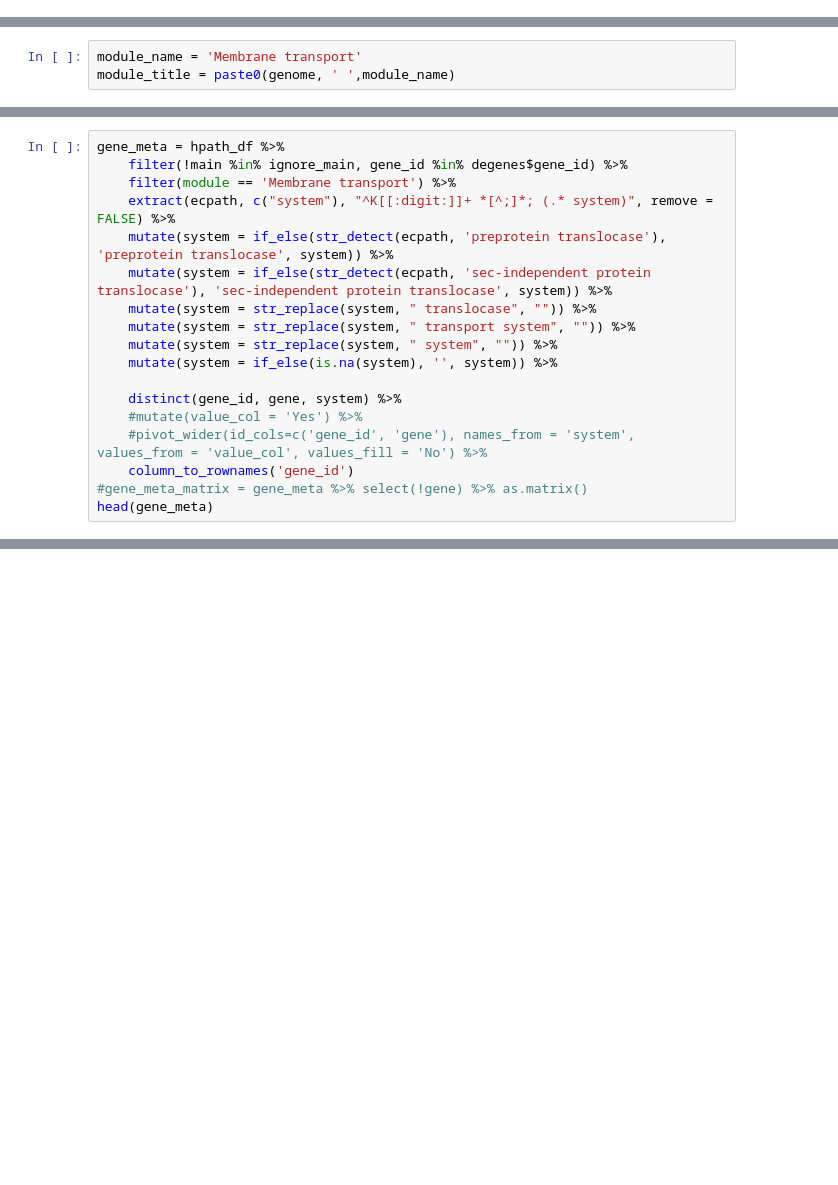
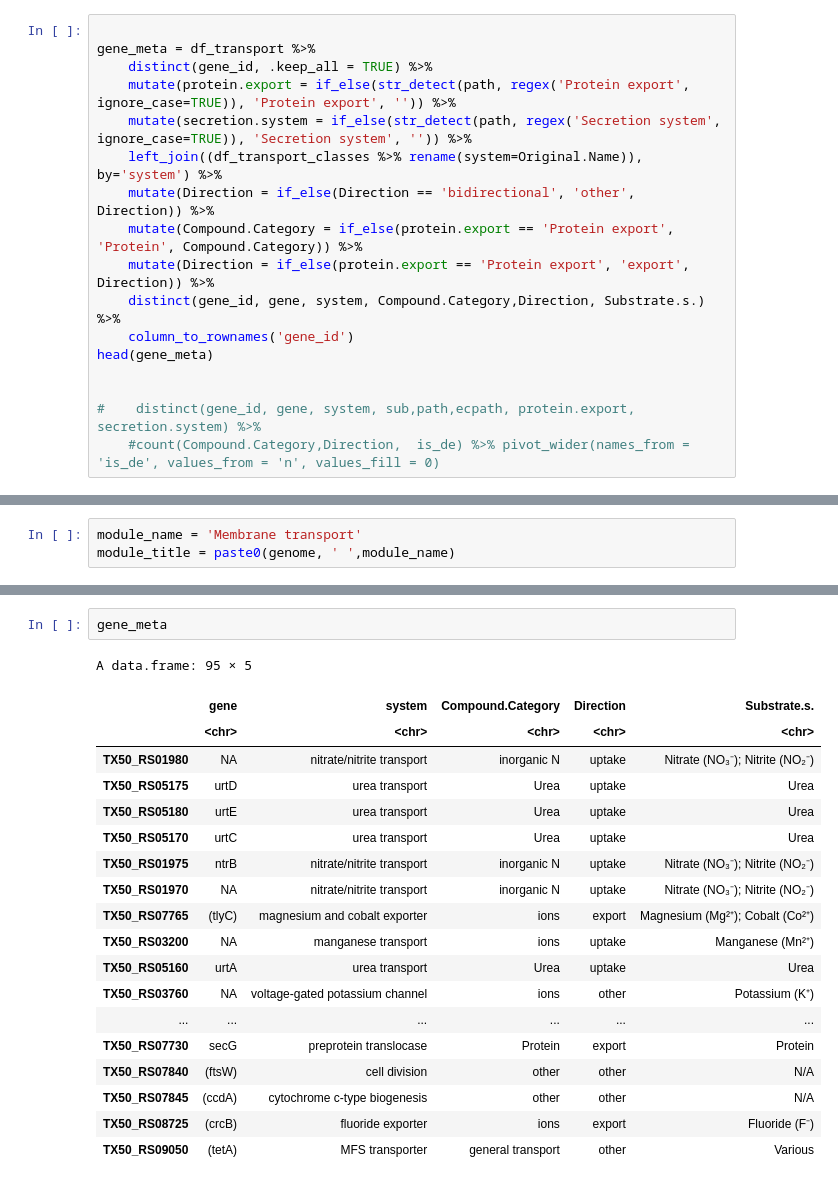
Before and after one commit to wosnat/CC1A3, a Jupyter notebook: Enrichment/CC1A3 MED4 heatmaps Enrichment transport.ipynb, the cells around one changed output, grey strips where cells are left out. Saved outputs shown, nothing was run; the diff lists cells and outputs as text; blank space fills up the shorter version.

```diff
--- a/Enrichment/CC1A3 MED4 heatmaps Enrichment transport.ipynb
+++ b/Enrichment/CC1A3 MED4 heatmaps Enrichment transport.ipynb
@@ -424,0 +306,17 @@ ERROR: Error in filter(., gene_id %in% deg$gene_id, module %in% modules_de$modul
+# %%
+
+gene_meta = df_transport %>%
+    distinct(gene_id, .keep_all = TRUE) %>%
+    mutate(protein.export = if_else(str_detect(path, regex('Protein export', ignore_case=TRUE)), 'Protein export', '')) %>%
+    mutate(secretion.system = if_else(str_detect(path, regex('Secretion system', ignore_case=TRUE)), 'Secretion system', '')) %>%
+    left_join((df_transport_classes %>% rename(system=Original.Name)), by='system') %>%
+    mutate(Direction = if_else(Direction == 'bidirectional', 'other', Direction)) %>%
+    mutate(Compound.Category = if_else(protein.export == 'Protein export', 'Protein', Compound.Category)) %>%
+    mutate(Direction = if_else(protein.export == 'Protein export', 'export', Direction)) %>%
+    distinct(gene_id, gene, system, Compound.Category,Direction, Substrate.s.) %>%
+    column_to_rownames('gene_id')
+head(gene_meta)
+
+
+#    distinct(gene_id, gene, system, sub,path,ecpath, protein.export, secretion.system) %>%
+    #count(Compound.Category,Direction,  is_de) %>% pivot_wider(names_from = 'is_de', values_from = 'n', values_fill = 0)
@@ -449,18 +366,0 @@ hpath_df %>% filter(module == 'Membrane transport') %>%
-# %%
-gene_meta = hpath_df %>%
-    filter(!main %in% ignore_main, gene_id %in% degenes$gene_id) %>%
-    filter(module == 'Membrane transport') %>%
-    extract(ecpath, c("system"), "^K[[:digit:]]+ *[^;]*; (.* system)", remove = FALSE) %>%
-    mutate(system = if_else(str_detect(ecpath, 'preprotein translocase'), 'preprotein translocase', system)) %>%
-    mutate(system = if_else(str_detect(ecpath, 'sec-independent protein translocase'), 'sec-independent protein translocase', system)) %>%
-    mutate(system = str_replace(system, " translocase", "")) %>%
-    mutate(system = str_replace(system, " transport system", "")) %>%
-    mutate(system = str_replace(system, " system", "")) %>%
-    mutate(system = if_else(is.na(system), '', system)) %>%
-
-    distinct(gene_id, gene, system) %>%
-    #mutate(value_col = 'Yes') %>%
-    #pivot_wider(id_cols=c('gene_id', 'gene'), names_from = 'system', values_from = 'value_col', values_fill = 'No') %>%
-    column_to_rownames('gene_id')
-#gene_meta_matrix = gene_meta %>% select(!gene) %>% as.matrix()
-head(gene_meta)
@@ -603,2 +530,24 @@ sessionInfo()
+# %%
+gene_meta
+# %% [output]
+A data.frame: 95 × 5
+|  | gene | system | Compound.Category | Direction | Substrate.s. |
+|  | <chr> | <chr> | <chr> | <chr> | <chr> |
+| TX50_RS01980 | NA | nitrate/nitrite transport | inorganic N | uptake | Nitrate (NO₃⁻); Nitrite (NO₂⁻) |
+| TX50_RS05175 | urtD | urea transport | Urea | uptake | Urea |
+| TX50_RS05180 | urtE | urea transport | Urea | uptake | Urea |
+| TX50_RS05170 | urtC | urea transport | Urea | uptake | Urea |
+| TX50_RS01975 | ntrB | nitrate/nitrite transport | inorganic N | uptake | Nitrate (NO₃⁻); Nitrite (NO₂⁻) |
+| TX50_RS01970 | NA | nitrate/nitrite transport | inorganic N | uptake | Nitrate (NO₃⁻); Nitrite (NO₂⁻) |
+| TX50_RS07765 | (tlyC) | magnesium and cobalt exporter | ions | export | Magnesium (Mg²⁺); Cobalt (Co²⁺) |
+| TX50_RS03200 | NA | manganese transport | ions | uptake | Manganese (Mn²⁺) |
+| TX50_RS05160 | urtA | urea transport | Urea | uptake | Urea |
+| TX50_RS03760 | NA | voltage-gated potassium channel | ions | other | Potassium (K⁺) |
+| ... | ... | ... | ... | ... | ... |
+| TX50_RS07730 | secG | preprotein translocase | Protein | export | Protein |
+| TX50_RS07840 | (ftsW) | cell division | other | other | N/A |
+| TX50_RS07845 | (ccdA) | cytochrome c-type biogenesis | other | other | N/A |
+| TX50_RS08725 | (crcB) | fluoride exporter | ions | export | Fluoride (F⁻) |
+| TX50_RS09050 | (tetA) | MFS transporter | general transport | other | Various |
 # %%
 help(str_detect)
```
Also changed, not shown: parts of 26 cells of this notebook, 3 other files.
